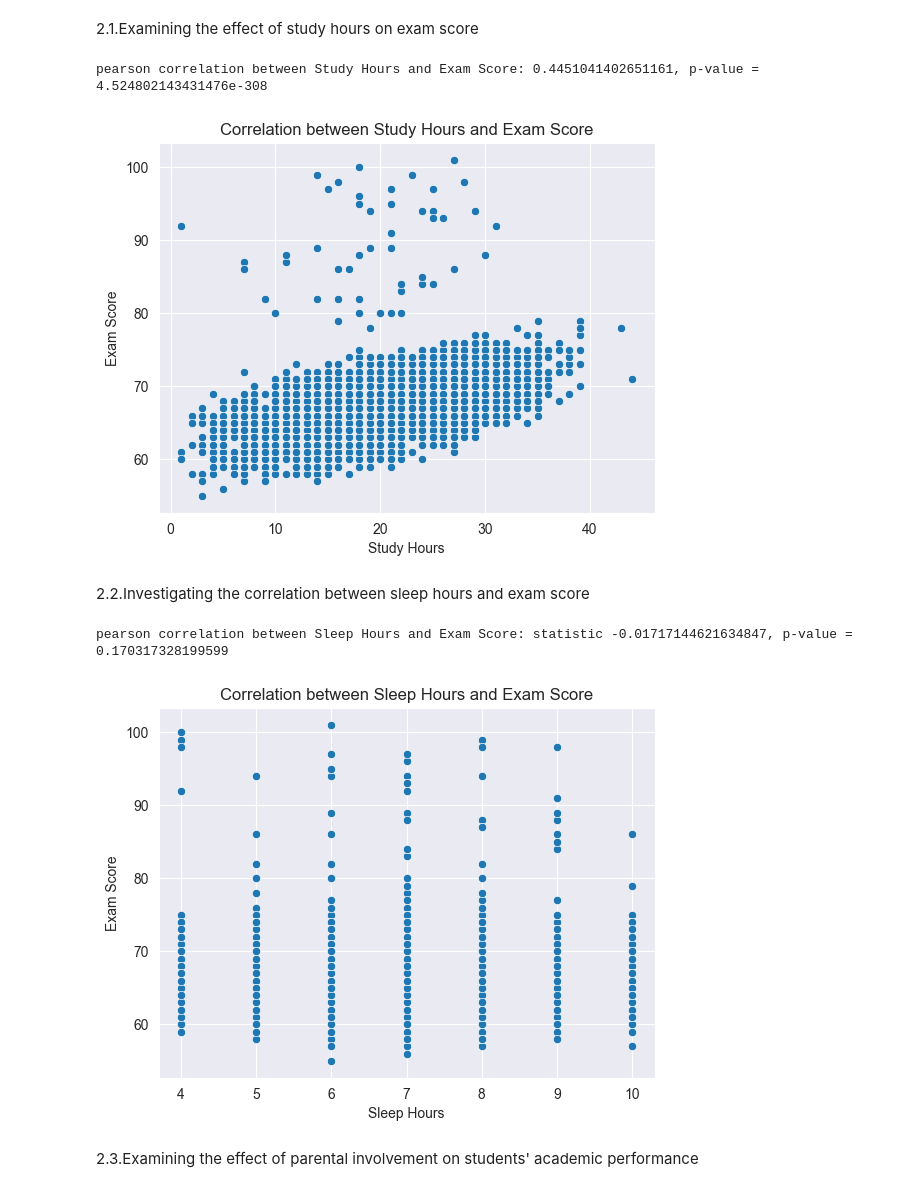
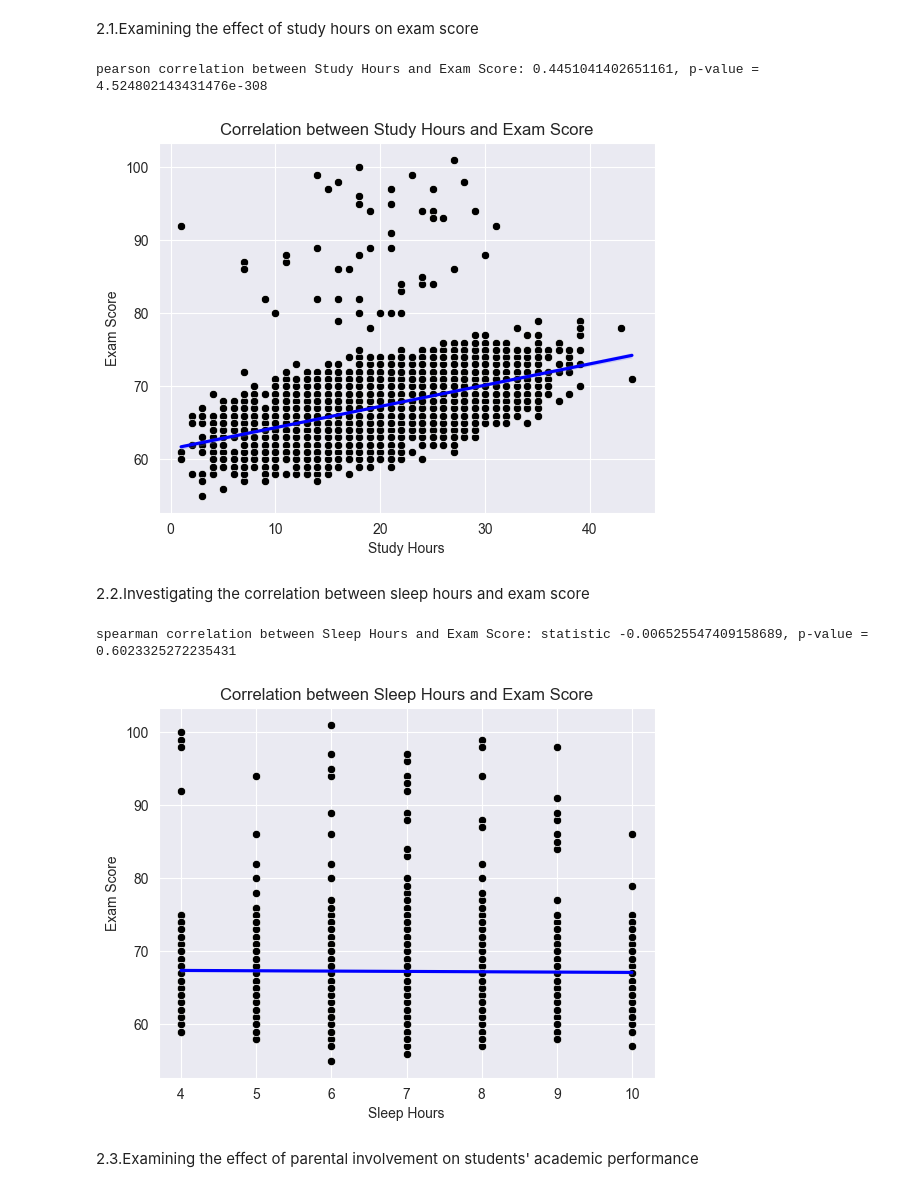
Before and after one commit to MohammadMahdiRazavi/Machine-Learning-Course, a Jupyter notebook: FirstAssignment/StudentPerformanceFactors.ipynb, the cells around one changed output. Cells and saved outputs as stored; diff of their text form; code cells hidden in the pictures.

```diff
--- a/FirstAssignment/StudentPerformanceFactors.ipynb
+++ b/FirstAssignment/StudentPerformanceFactors.ipynb
@@ -123,31 +123,33 @@ dtype: int64
 # %%
 corr_pearson, p_pearson = pearsonr(student["Hours_Studied"], student["Exam_Score"])
 
 print(f"pearson correlation between Study Hours and Exam Score: {corr_pearson}, p-value = {p_pearson}")
 
-sns.scatterplot(x=student["Hours_Studied"],y=student["Exam_Score"])
+sns.scatterplot(x=student["Hours_Studied"],y=student["Exam_Score"],color='black')
+sns.regplot(x=student["Hours_Studied"],y=student["Exam_Score"],scatter=False,color='blue')
 plt.title("Correlation between Study Hours and Exam Score")
 plt.xlabel("Study Hours")
 plt.ylabel("Exam Score")
 plt.show()
 # %% [output]
 pearson correlation between Study Hours and Exam Score: 0.4451041402651161, p-value = 4.524802143431476e-308
-[figure, old version]
+[figure, new version]
 # %% [markdown]
 2.2.Investigating the correlation between sleep hours and exam score
 # %%
-corr, p = pearsonr(student["Sleep_Hours"], student["Exam_Score"])
+corr, p = spearmanr(student["Sleep_Hours"], student["Exam_Score"])
 
-print(f"pearson correlation between Sleep Hours and Exam Score: statistic {corr}, p-value = {p}")
+print(f"spearman correlation between Sleep Hours and Exam Score: statistic {corr}, p-value = {p}")
 
-sns.scatterplot(x=student["Sleep_Hours"], y=student["Exam_Score"])
+sns.scatterplot(x=student["Sleep_Hours"],y=student["Exam_Score"],color='black')
+sns.regplot(x=student["Sleep_Hours"], y=student["Exam_Score"],scatter=False,color='blue')
 plt.title("Correlation between Sleep Hours and Exam Score")
 plt.xlabel("Sleep Hours")
 plt.ylabel("Exam Score")
 plt.show()
 # %% [output]
-pearson correlation between Sleep Hours and Exam Score: statistic -0.01717144621634847, p-value = 0.170317328199599
+spearman correlation between Sleep Hours and Exam Score: statistic -0.006525547409158689, p-value = 0.6023325272235431
-[figure, old version]
+[figure, new version]
 # %% [markdown]
 2.3.Examining the effect of parental involvement on students' academic performance
 # %%
```
Also changed, not shown: parts of 4 cells of this notebook, 1 other file.
